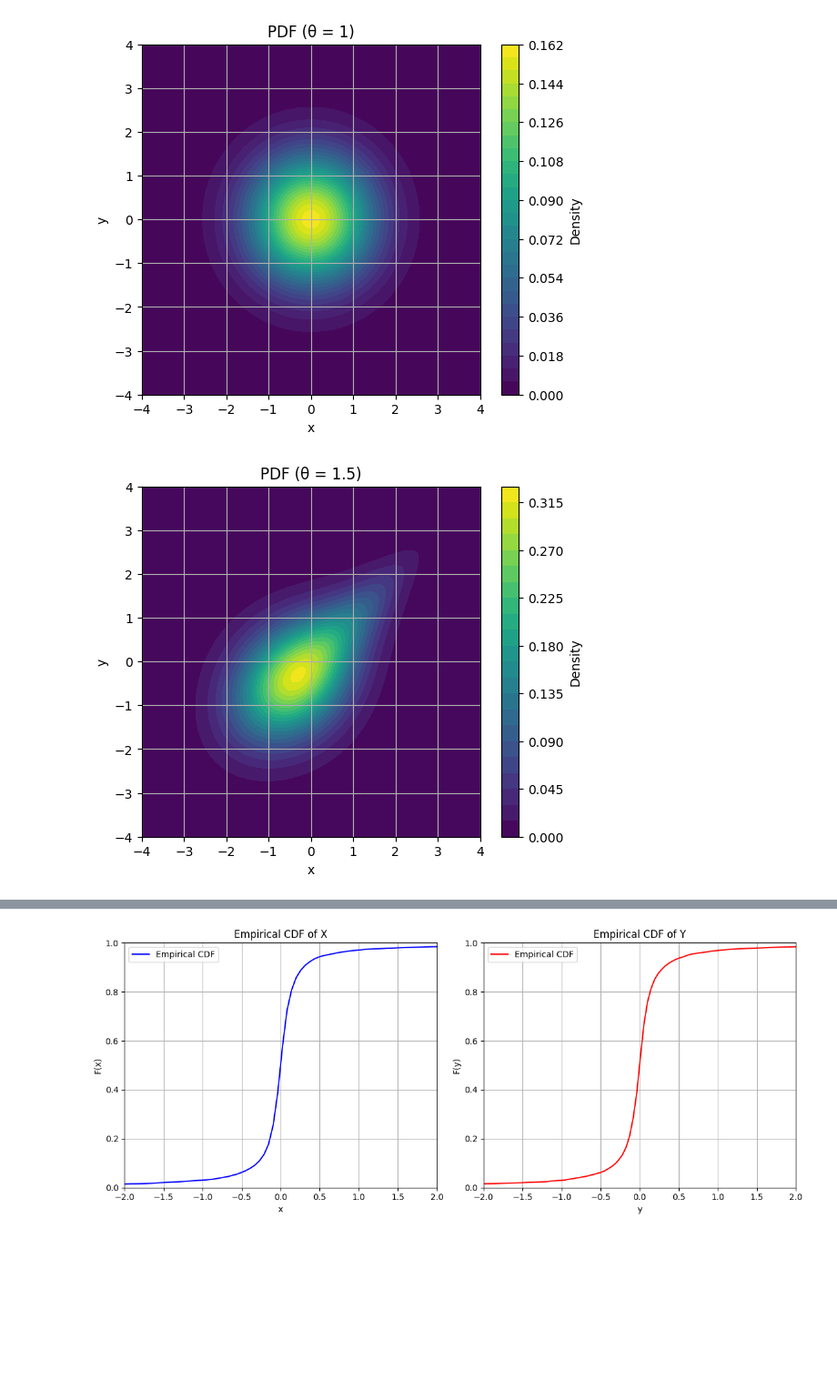
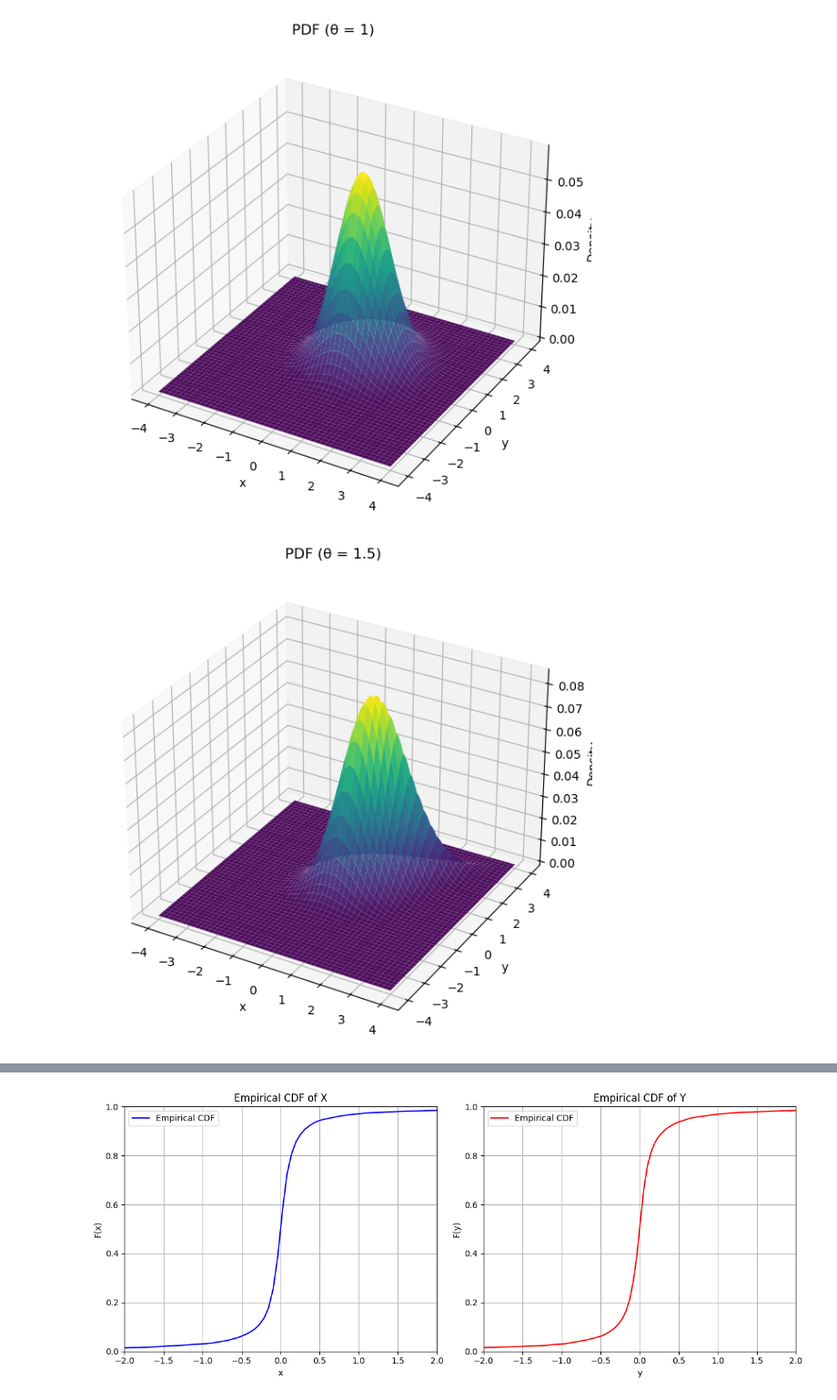
Before and after one commit to kubaq215/Risk-management, a Jupyter notebook: note2.ipynb, the cells around one changed output, grey strips where cells are left out. Shown at 91% size. Saved outputs shown, nothing was run; the diff lists cells and outputs as text; code cells hidden in the pictures; blank space fills up the shorter version.

```diff
--- a/note2.ipynb
+++ b/note2.ipynb
@@ -8,39 +8,41 @@
 # %%
 import numpy as np
 import matplotlib.pyplot as plt
 from scipy.stats import norm
+from mpl_toolkits.mplot3d import Axes3D
 
 def gumble_copula_pdf(u, v, t):
     rev_u = -np.log(u)
     rev_v= -np.log(v)
     val = (rev_u**t + rev_v**t)**(1/t)
     cdf_gumbel = np.exp(-(val))
-    num = (rev_u * rev_v)**(t-1) * ((t - 1) + val**t)
-    return cdf_gumbel * t * num / (u * v * val**(2*t - 1))
+    exp_content = -((-np.log(u))**t + (-np.log(v))**t)**((1/t))
 
-x = np.linspace(-4, 4, 1000)
-y = np.linspace(-4, 4, 1000)
-thetas = [1, 1.5, 2]
+    return np.exp(exp_content)*(-np.log(u))**(-1+t) * (-1+t+val) * (((-np.log(u))**t + (-np.log(v))**t)**(-2 + 1/t)) * (-np.log(v))**(-1 + t)
+
+x = np.linspace(-4, 4, 300)
+y = np.linspace(-4, 4, 300)
 X, Y = np.meshgrid(x, y)
 
 u = norm.cdf(X)
 v = norm.cdf(Y)
-
 pdf_X = norm.pdf(X)
 pdf_Y = norm.pdf(Y)
+thetas = [1, 1.5, 2]
 
 for theta in thetas:
     gcp = gumble_copula_pdf(u, v, theta)
-    pdf_gc = gcp * pdf_X * pdf_Y
-    plt.figure(figsize=(6, 5))
-    plt.contourf(X, Y, pdf_gc, levels=30, cmap='viridis')
-    plt.title(f'PDF (θ = {theta})')
-    plt.xlabel("x")
-    plt.ylabel("y")
-    plt.colorbar(label="Density")
-    plt.grid(True)
+    joint_pdf = gcp * pdf_X * pdf_Y
 
-plt.show()
+    fig = plt.figure(figsize=(8, 6))
+    ax = fig.add_subplot(111, projection='3d')
+    ax.plot_surface(X, Y, joint_pdf, cmap='viridis', edgecolor='none', alpha=0.95)
+    ax.set_title(f'PDF (θ = {theta})')
+    ax.set_xlabel('x')
+    ax.set_ylabel('y')
+    ax.set_zlabel('Density')
+    plt.tight_layout()
+    plt.show()
 # %% [output]
-[figure, old version]
+[figure, new version]
-[figure, old version]
+[figure, new version]
```
Also changed, not shown: parts of 1 cell of this notebook.
